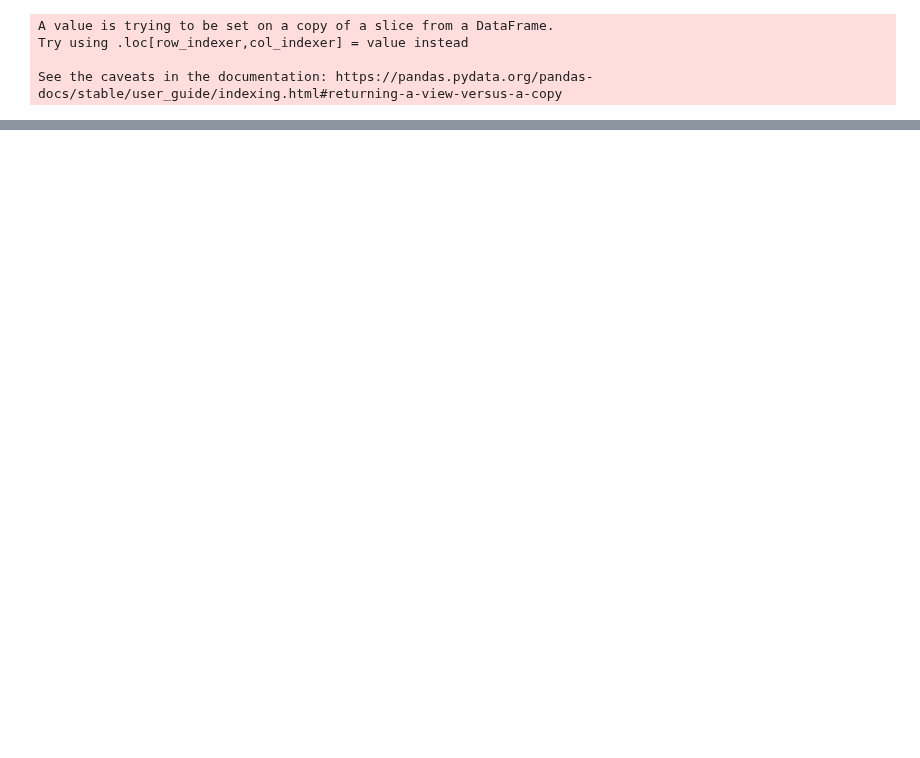
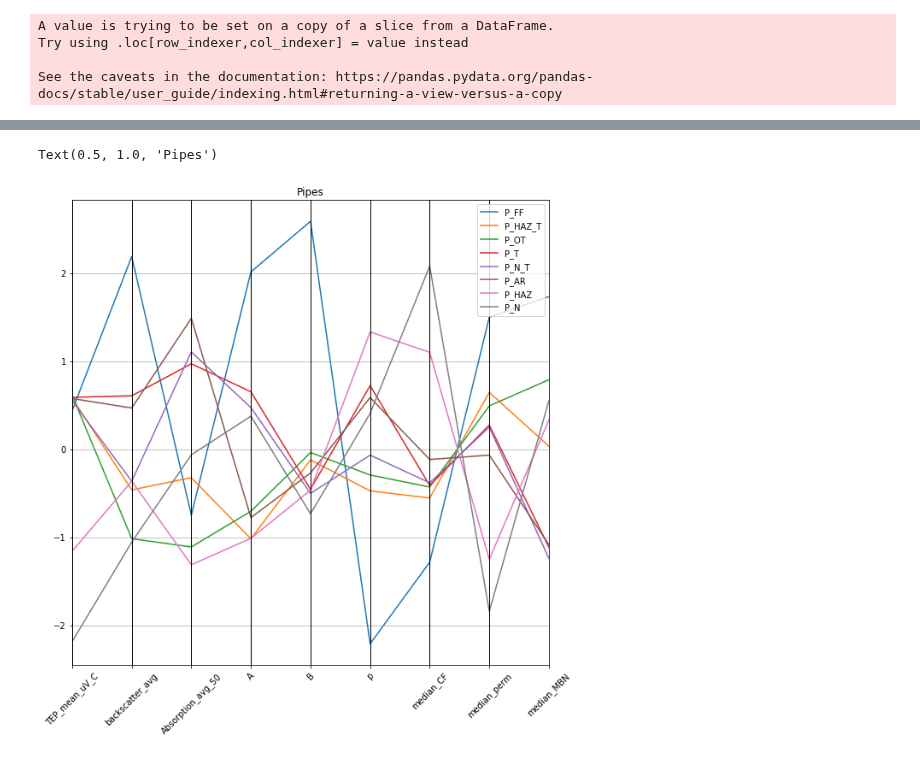
Before and after one commit to Marie-anneMawhin/Oct20_EPRI, a Jupyter notebook: Task1/NB/NB_data_exploration/Merged_data_exploration_parallelcoords.ipynb, the cells around one changed output, grey strips where cells are left out. Saved outputs shown, nothing was run; the diff lists cells and outputs as text; code cells hidden in the pictures; blank space fills up the shorter version.

```diff
--- a/Task1/NB/NB_data_exploration/Merged_data_exploration_parallelcoords.ipynb
+++ b/Task1/NB/NB_data_exploration/Merged_data_exploration_parallelcoords.ipynb
@@ -91,0 +92,12 @@ Text(0.5, 1.0, 'Tubes')
+# %%
+data_pipe = merged_pipe[["TEP_mean_uV_C","backscatter_avg","Absorption_avg_50","A","B","p","median_CF","median_perm","median_MBN"]]
+scaled_pipe, scaler = scale_df(data_pipe)
+scaled_pipe['condition'] = data_pipe.index
+
+plt.figure(figsize=(10,10))
+parallel_coordinates(scaled_pipe,class_column="condition",color=matplotlib.colors.TABLEAU_COLORS)
+plt.xticks(rotation=45)
+plt.title("Pipes")
+# %% [output]
+Text(0.5, 1.0, 'Pipes')
+[figure, added]
```
Also changed, not shown: parts of 5 cells of this notebook.
